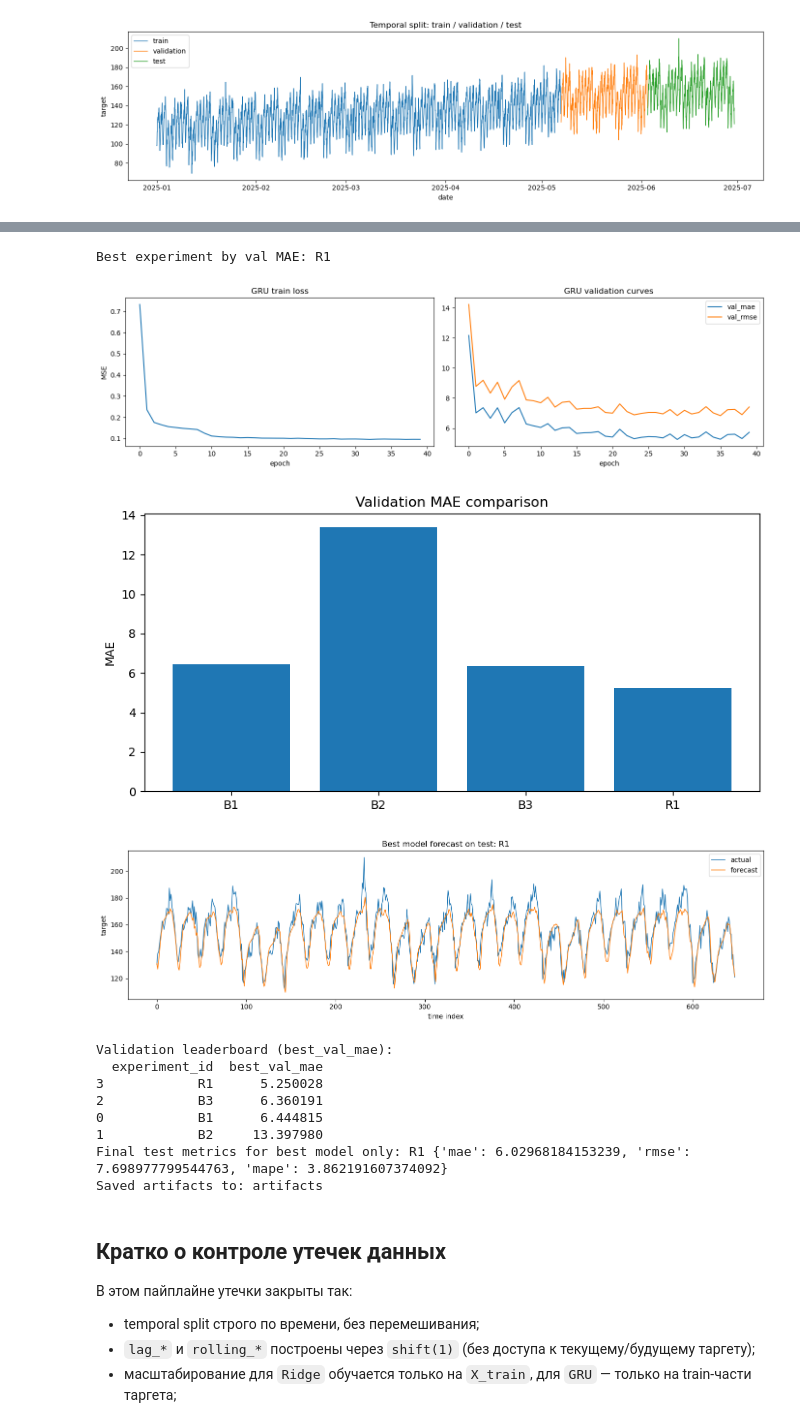
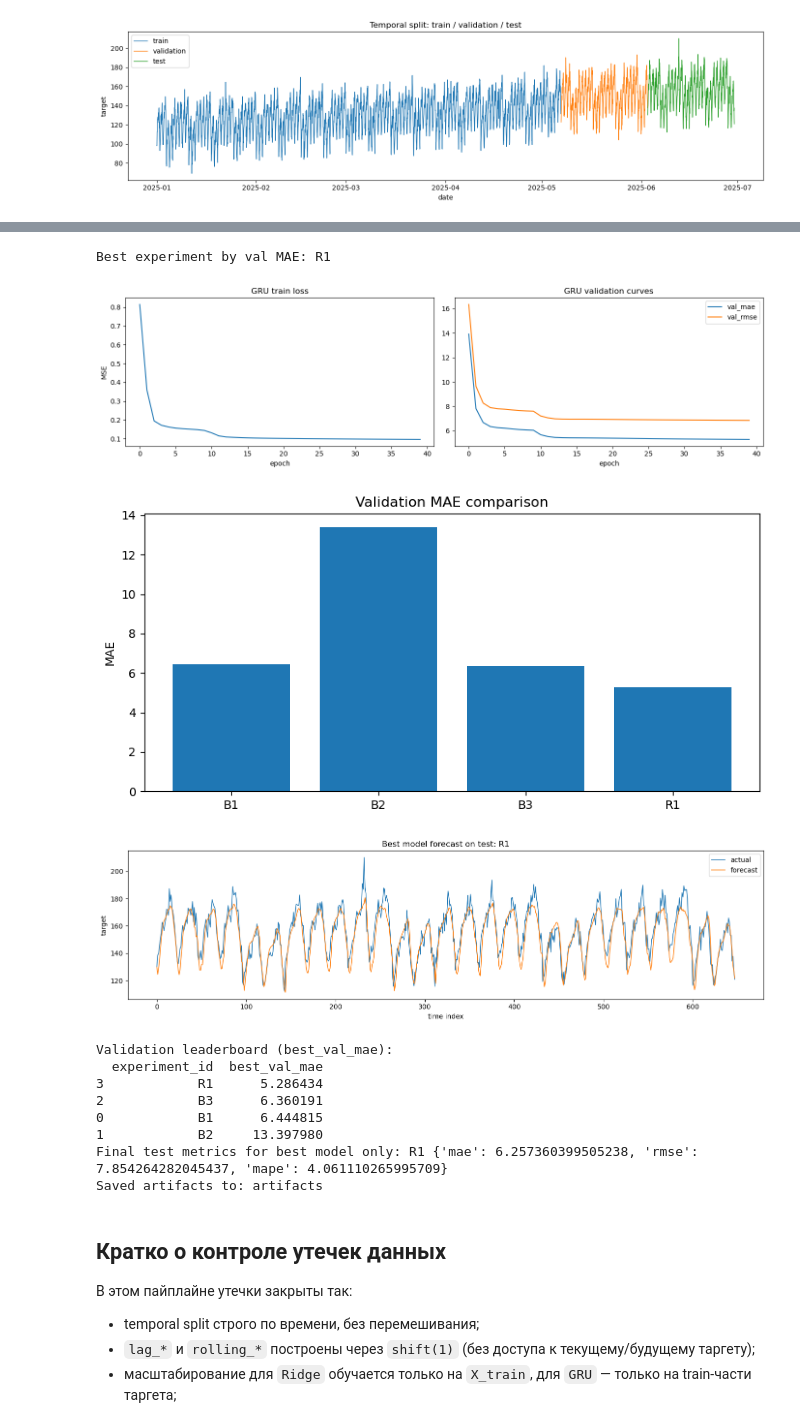
Before and after one commit to Goshansky/mirea-aie, a Jupyter notebook: homeworks/HW12/HW12.ipynb, the cells around one changed output, grey strips where cells are left out. Cells and saved outputs as stored; diff of their text form; code cells hidden in the pictures.

```diff
--- a/homeworks/HW12/HW12.ipynb
+++ b/homeworks/HW12/HW12.ipynb
@@ -137,7 +144,8 @@ def naive_last_pred(prev_last, eval_values):
     return np.concatenate([[prev_last], eval_values[:-1]]) if len(eval_values) else np.array([])
 
 
-def moving_avg_pred(history_values, eval_values, window):
+def baseline_b2_moving_average(history_values, eval_values, window):
+    """B2 (moving-average): baseline — прогноз как среднее по последним `window` наблюдениям из уже известной истории (без утечки из будущего)."""
     hist = list(np.asarray(history_values, dtype=float))
     preds = []
     for i in range(len(eval_values)):
@@ -207,7 +215,7 @@ train_idx = all_t[all_t < train_end]
 val_idx = all_t[(all_t >= train_end) & (all_t < val_end)]
 test_idx = all_t[all_t >= val_end]
 
-train_loader = DataLoader(SeqDataset(series_full_scaled, train_idx, WINDOW_SIZE), batch_size=BATCH_SIZE, shuffle=True)
+train_loader = DataLoader(SeqDataset(series_full_scaled, train_idx, WINDOW_SIZE), batch_size=BATCH_SIZE, shuffle=False)  # хронология: без shuffle (random split / перемешивание запрещены)
 val_loader = DataLoader(SeqDataset(series_full_scaled, val_idx, WINDOW_SIZE), batch_size=BATCH_SIZE, shuffle=False)
 
 model = GRURegressor(hidden_size=64).to(DEVICE)
@@ -287,7 +295,7 @@ with open(ARTIFACTS_DIR / 'best_gru_config.json', 'w', encoding='utf-8') as f:
 
 val_true_base = val_df['target'].values
 val_pred_b1 = naive_last_pred(train_df['target'].iloc[-1], val_true_base)
-val_pred_b2 = moving_avg_pred(train_df['target'].values, val_true_base, MOVING_AVG_WINDOW)
+val_pred_b2 = baseline_b2_moving_average(train_df['target'].values, val_true_base, MOVING_AVG_WINDOW)  # B2 moving-average
 
 metrics_val_b1 = calc_metrics(val_true_base, val_pred_b1)
 metrics_val_b2 = calc_metrics(val_true_base, val_pred_b2)
@@ -310,7 +318,7 @@ if best_exp == 'B1':
 elif best_exp == 'B2':
     y_true = test_df['target'].values
     hist_values = np.concatenate([train_df['target'].values, val_df['target'].values])
-    y_pred = moving_avg_pred(hist_values, y_true, MOVING_AVG_WINDOW)
+    y_pred = baseline_b2_moving_average(hist_values, y_true, MOVING_AVG_WINDOW)
     best_test = calc_metrics(y_true, y_pred)
     best_test_pred, best_test_true = y_pred, y_true
 elif best_exp == 'B3':
@@ -374,43 +382,43 @@ plt.legend()
 plt.tight_layout()
 plt.savefig(FIGURES_DIR / 'best_forecast_test.png', dpi=150)
 plt.show()
 
 
 columns = [
     'experiment_id', 'task', 'dataset', 'seed', 'split_summary', 'window_size', 'horizon',
     'model_summary', 'features_summary', 'scaler', 'optimizer', 'lr', 'epochs_trained',
     'best_val_mae', 'best_val_rmse', 'best_val_mape', 'test_mae', 'test_rmse', 'test_mape', 'notes'
 ]
 
 split_summary = f'train[0:{train_end}) val[{train_end}:{val_end}) test[{val_end}:{n})'
 features_summary = 'lag_1, lag_7, lag_14, rolling_mean_7, rolling_std_7, day_of_week, hour'
 
 rows = [
     {'experiment_id': 'B1', 'task': 'forecasting', 'dataset': 'S12-hw-dataset.csv', 'seed': SEED, 'split_summary': split_summary, 'window_size': np.nan, 'horizon': HORIZON, 'model_summary': 'naive-last', 'features_summary': 'last observed target', 'scaler': np.nan, 'optimizer': np.nan, 'lr': np.nan, 'epochs_trained': np.nan, 'best_val_mae': metrics_val_b1['mae'], 'best_val_rmse': metrics_val_b1['rmse'], 'best_val_mape': metrics_val_b1['mape'], 'test_mae': best_test['mae'] if best_exp == 'B1' else np.nan, 'test_rmse': best_test['rmse'] if best_exp == 'B1' else np.nan, 'test_mape': best_test['mape'] if best_exp == 'B1' else np.nan, 'notes': 'no training'},
     {'experiment_id': 'B2', 'task': 'forecasting', 'dataset': 'S12-hw-dataset.csv', 'seed': SEED, 'split_summary': split_summary, 'window_size': MOVING_AVG_WINDOW, 'horizon': HORIZON, 'model_summary': f'moving-average(window={MOVING_AVG_WINDOW})', 'features_summary': 'rolling history of target', 'scaler': np.nan, 'optimizer': np.nan, 'lr': np.nan, 'epochs_trained': np.nan, 'best_val_mae': metrics_val_b2['mae'], 'best_val_rmse': metrics_val_b2['rmse'], 'best_val_mape': metrics_val_b2['mape'], 'test_mae': best_test['mae'] if best_exp == 'B2' else np.nan, 'test_rmse': best_test['rmse'] if best_exp == 'B2' else np.nan, 'test_mape': best_test['mape'] if best_exp == 'B2' else np.nan, 'notes': 'no training'},
     {'experiment_id': 'B3', 'task': 'forecasting', 'dataset': 'S12-hw-dataset.csv', 'seed': SEED, 'split_summary': split_summary, 'window_size': np.nan, 'horizon': HORIZON, 'model_summary': 'Ridge(alpha=1.0)', 'features_summary': features_summary, 'scaler': 'StandardScaler(features fit on train only)', 'optimizer': np.nan, 'lr': np.nan, 'epochs_trained': np.nan, 'best_val_mae': metrics_val_b3['mae'], 'best_val_rmse': metrics_val_b3['rmse'], 'best_val_mape': metrics_val_b3['mape'], 'test_mae': best_test['mae'] if best_exp == 'B3' else np.nan, 'test_rmse': best_test['rmse'] if best_exp == 'B3' else np.nan, 'test_mape': best_test['mape'] if best_exp == 'B3' else np.nan, 'notes': 'lag/rolling/calendar features'},
     {'experiment_id': 'R1', 'task': 'forecasting', 'dataset': 'S12-hw-dataset.csv', 'seed': SEED, 'split_summary': split_summary, 'window_size': WINDOW_SIZE, 'horizon': HORIZON, 'model_summary': 'GRU(hidden=64, layers=1)', 'features_summary': f'window of {WINDOW_SIZE} previous target values', 'scaler': 'StandardScaler(target fit on train only)', 'optimizer': 'Adam', 'lr': LEARNING_RATE, 'epochs_trained': best_epoch, 'best_val_mae': metrics_val_r1['mae'], 'best_val_rmse': metrics_val_r1['rmse'], 'best_val_mape': metrics_val_r1['mape'], 'test_mae': best_test['mae'] if best_exp == 'R1' else np.nan, 'test_rmse': best_test['rmse'] if best_exp == 'R1' else np.nan, 'test_mape': best_test['mape'] if best_exp == 'R1' else np.nan, 'notes': 'best state saved by validation MAE'},
 ]
 
 runs_df = pd.DataFrame(rows, columns=columns)
 runs_df.to_csv(ARTIFACTS_DIR / 'runs.csv', index=False)
 
 print('Validation leaderboard (best_val_mae):')
 print(runs_df[['experiment_id', 'best_val_mae']].sort_values('best_val_mae'))
 print('Final test metrics for best model only:', best_exp, best_test)
 print('Saved artifacts to:', ARTIFACTS_DIR)
 # %% [output]
 Best experiment by val MAE: R1
-[figure, old version]
+[figure, new version]
 [figure]
-[figure, old version]
+[figure, new version]
 Validation leaderboard (best_val_mae):
   experiment_id  best_val_mae
-3            R1      5.250028
+3            R1      5.286434
 2            B3      6.360191
 0            B1      6.444815
 1            B2     13.397980
-Final test metrics for best model only: R1 {'mae': 6.02968184153239, 'rmse': 7.698977799544763, 'mape': 3.862191607374092}
+Final test metrics for best model only: R1 {'mae': 6.257360399505238, 'rmse': 7.854264282045437, 'mape': 4.061110265995709}
 Saved artifacts to: artifacts
 # %% [markdown]
 ## Кратко о контроле утечек данных
```
Also changed, not shown: parts of 1 cell of this notebook, 7 other files.
